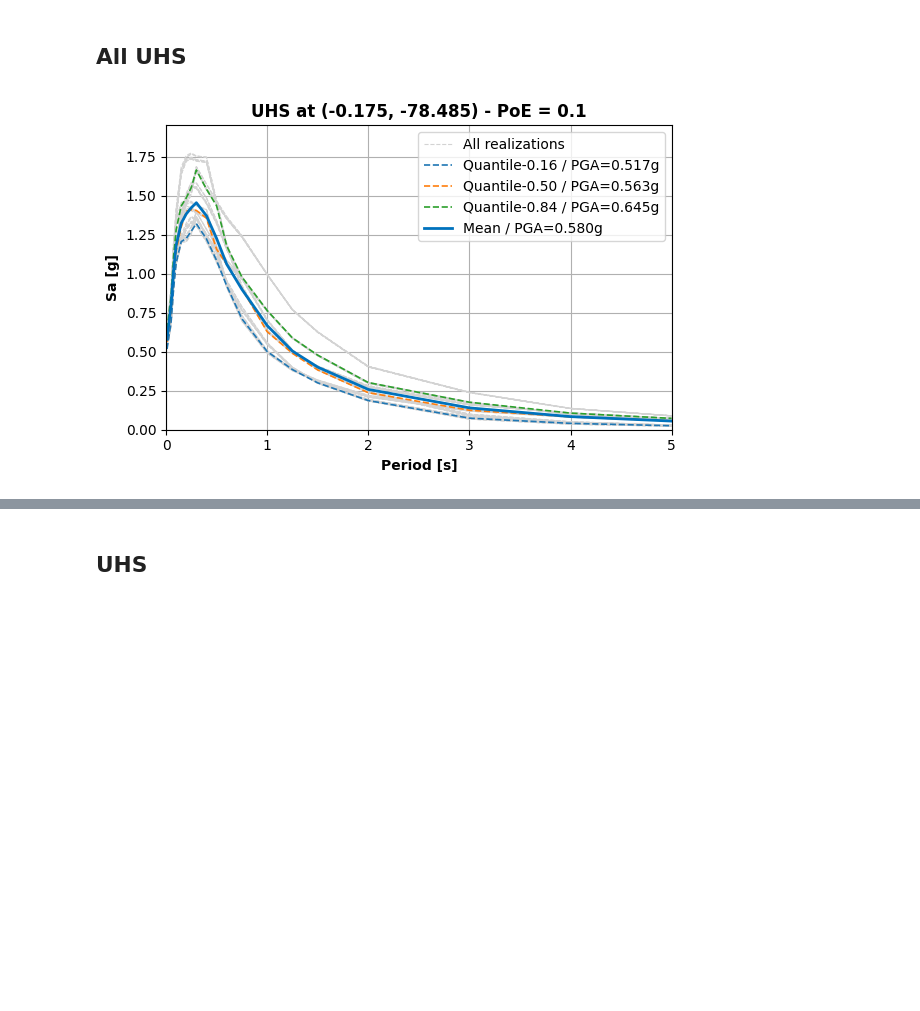
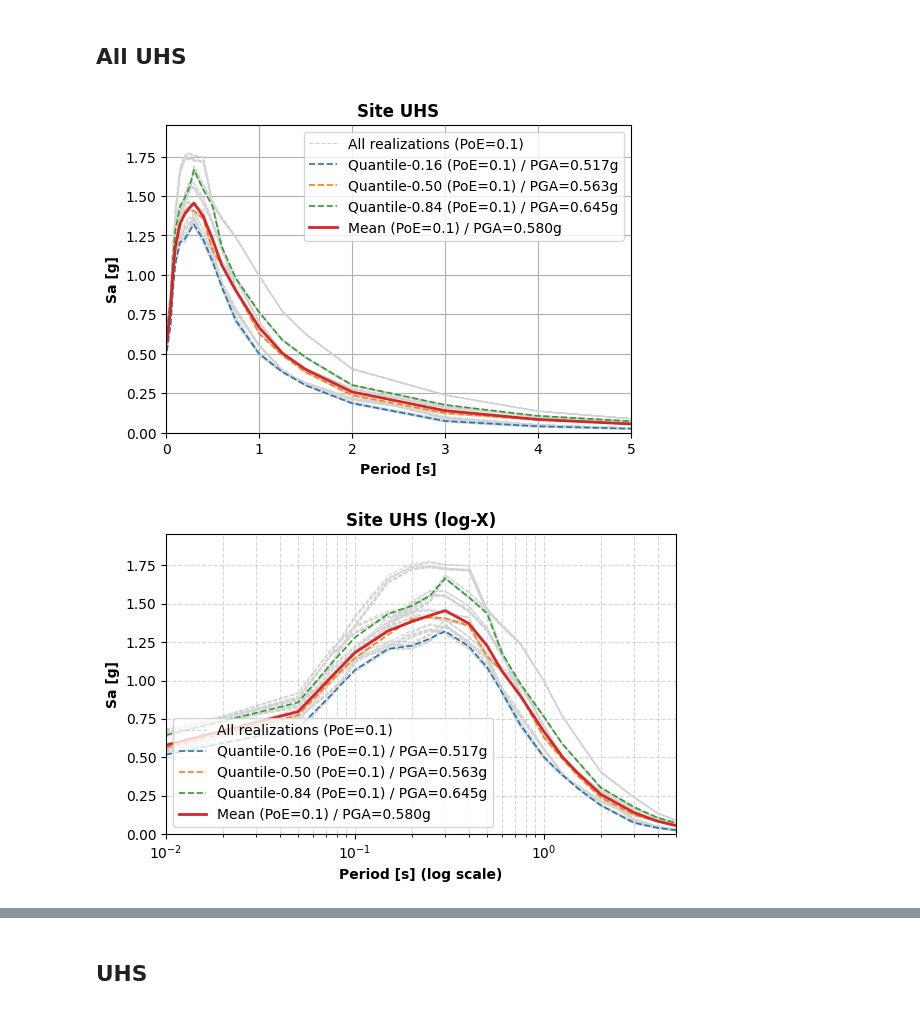
Before and after one commit to ppalacios92/OpenQuakeUHS, a Jupyter notebook: src/OpenQuakeUHS/examples/Main.ipynb, the cells around one changed output, grey strips where cells are left out. Drawn from its saved outputs; the diff is of its cells as text; code cells hidden in the pictures; blank space fills up the shorter version.

```diff
--- a/src/OpenQuakeUHS/examples/Main.ipynb
+++ b/src/OpenQuakeUHS/examples/Main.ipynb
@@ -14,7 +14,14 @@ from OpenQuakeUHS.tools.hazard_plotter import plot_mean_and_rlz_hazard_curves
 # %%
 poe=0.10
 # %%
-mean, rlz, quantile = classify_csv_files(r"data\UHS")
-plot_uhs_sets(mean, quantile, rlz, poe=poe)
+mean, rlz, quantile = classify_csv_files(r"data\uhs")
+plot_uhs_sets(
+    mean_files=mean,
+    quantile_files=quantile,
+    rlz_files=rlz,
+    poe=[0.1],
+    title="Site UHS"
+)
 # %% [output]
-[figure, old version]
+[figure, new version]
+[figure, added]
```
Also changed, not shown: parts of 3 cells of this notebook, 2 other files.
